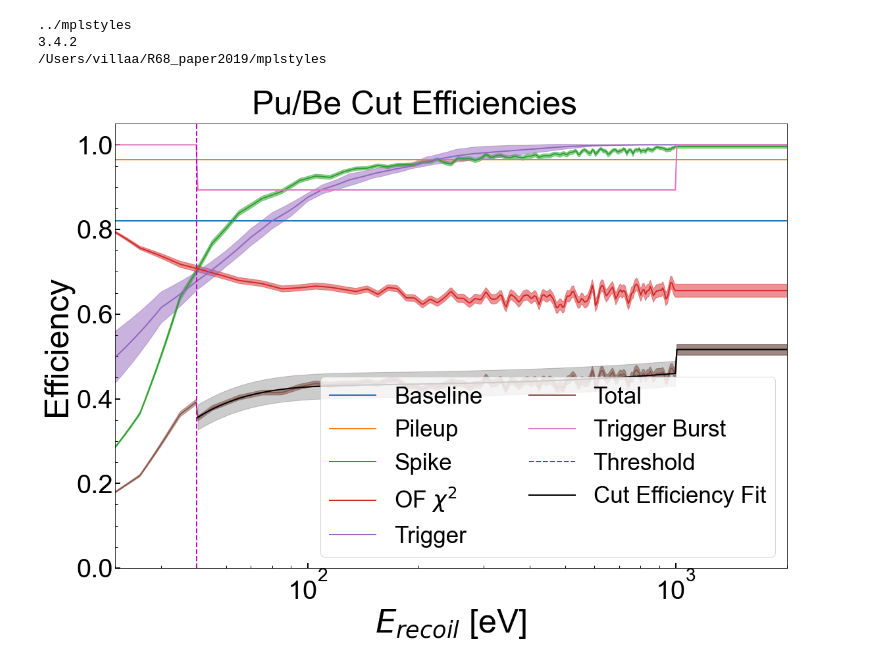
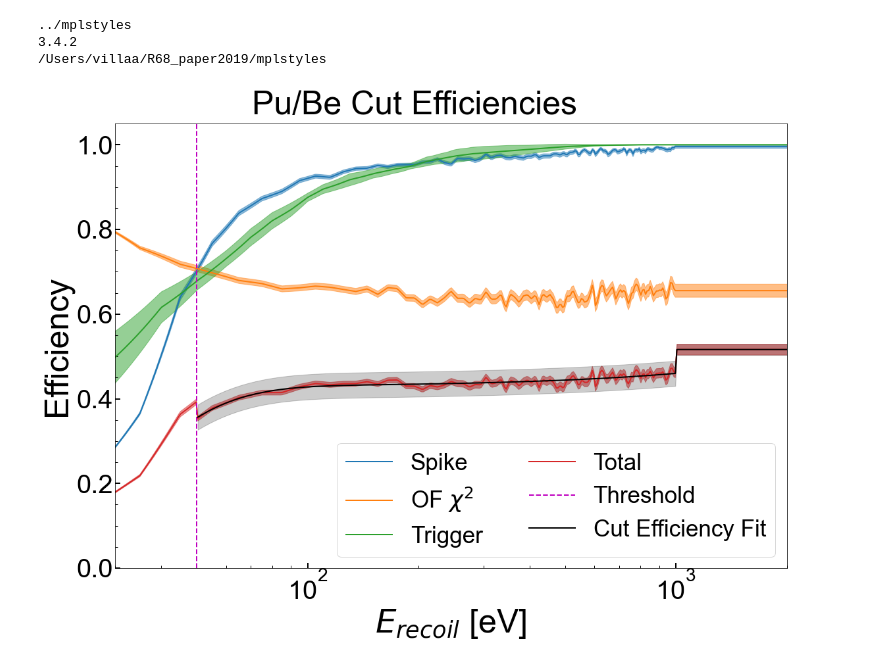
Before and after one commit to villano-lab/nrSiCap, a Jupyter notebook: PRL_Figures/Fig02_Estimated-Cut-Efficiencies.ipynb, the cells around one changed output. Saved outputs shown, nothing was run; the diff lists cells and outputs as text; code cells hidden in the pictures.

```diff
--- a/PRL_Figures/Fig02_Estimated-Cut-Efficiencies.ipynb
+++ b/PRL_Figures/Fig02_Estimated-Cut-Efficiencies.ipynb
@@ -27,11 +27,11 @@ fig_w=7
 #fig,ax = plt.subplots(1,1,figsize=(16,12),sharex=True)
 fig,ax = plt.subplots(1,1)
 
-ax.axhline(eff_tail, color = next(ax._get_lines.prop_cycler)['color'], label='Baseline')
-ax.axhspan(eff_tail-deff_tail, eff_tail+deff_tail, alpha=0.5)
+#ax.axhline(eff_tail, color = next(ax._get_lines.prop_cycler)['color'], label='Baseline')
+#ax.axhspan(eff_tail-deff_tail, eff_tail+deff_tail, alpha=0.5)
 
-ax.axhline(eff_pileup, color = next(ax._get_lines.prop_cycler)['color'], label='Pileup')
-ax.axhspan(eff_pileup-deff_pileup, eff_pileup+deff_pileup, alpha=0.5)
+#ax.axhline(eff_pileup, color = next(ax._get_lines.prop_cycler)['color'], label='Pileup')
+#ax.axhspan(eff_pileup-deff_pileup, eff_pileup+deff_pileup, alpha=0.5)
 
 line,=ax.plot(E_test, spikeEff(E_test), label='Spike')
 ax.fill_between(E_test, spikeEff(E_test)-dspikeEff(E_test)[1], spikeEff(E_test)+dspikeEff(E_test)[0],
@@ -48,9 +48,9 @@ line,=ax.plot(E_test, cutEff(E_test), label='Total')
 ax.fill_between(E_test, cutEff(E_test)-dcutEff(E_test)[1], cutEff(E_test)+dcutEff(E_test)[0],
                 alpha=0.5, color=line.get_color())
 
-line,=ax.plot(E_test, trigburstEff(E_test), label='Trigger Burst')
-ax.fill_between(E_test, trigburstEff(E_test)-dtrigburstEff(E_test)[1], trigburstEff(E_test)+dtrigburstEff(E_test)[0],
-                alpha=0.5, color=line.get_color())
+#line,=ax.plot(E_test, trigburstEff(E_test), label='Trigger Burst')
+#ax.fill_between(E_test, trigburstEff(E_test)-dtrigburstEff(E_test)[1], trigburstEff(E_test)+dtrigburstEff(E_test)[0],
+#                alpha=0.5, color=line.get_color())
 
 ax.axvline(E_thresh, color='m', linestyle='--', linewidth=2, label='Threshold')
 
@@ -69,34 +69,34 @@ maxpos=np.max(np.abs( effFit_func(E_test,*popt) - (cutEff(E_test)+dcutEff(E_test
 dEffFit=max(maxneg,maxpos)
 
 def cutEffFit(E):
     eff=np.ones_like(E)
     eff[(E>=50)&(E<1000)]=effFit_func(E[(E>=50)&(E<1000)], 2.16419228e+01, 1.61938240e+01, 4.28262762e-01, 3.17895378e-05)
     eff[E>=1000]=0.51633498
     return eff
 
 def dcutEffFit(E):
     deff=np.zeros_like(E)
     deff[(E>=50)&(E<1000)]=0.02975340974950752
     deff[E>=1000]=0.01294113
     return deff
 
 ax.plot(E_test[E_test>Efitmin],cutEffFit(E_test[E_test>Efitmin]),'k',label='Cut Efficiency Fit')
 ax.fill_between(E_test[E_test>Efitmin],(cutEffFit(E_test)-dcutEffFit(E_test))[E_test>Efitmin],(cutEffFit(E_test)+dcutEffFit(E_test))[E_test>Efitmin],color='k',alpha=0.2)
 
 fig.suptitle('Pu/Be Cut Efficiencies')
 ax.set_xlim(30,2e3)
 ax.set_xscale('log')
 ax.set_ylim(0,1.05)
 ax.set_xlabel(r'$E_{recoil}$ [eV]')
 ax.set_ylabel('Efficiency')
 ax.legend(ncol=2)
 
 plt.tight_layout()
 
 plt.savefig('figures/cut_effs.pdf')
 plt.show()
 # %% [output]
-[figure, old version]
+[figure, new version]
 # %%
 #Cut efficiencies for bkg data
 
```
Also changed, not shown: parts of 2 cells of this notebook, 3 other files.
